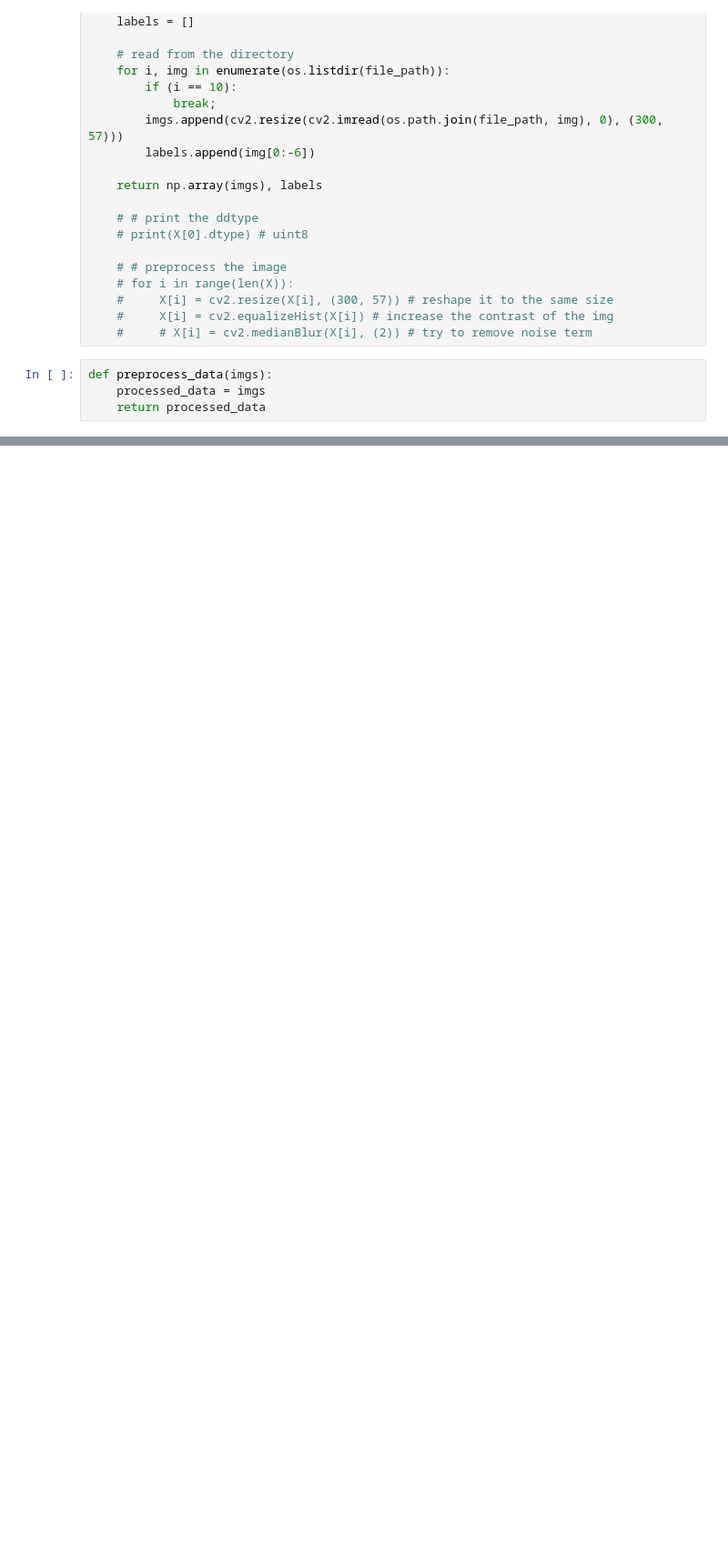
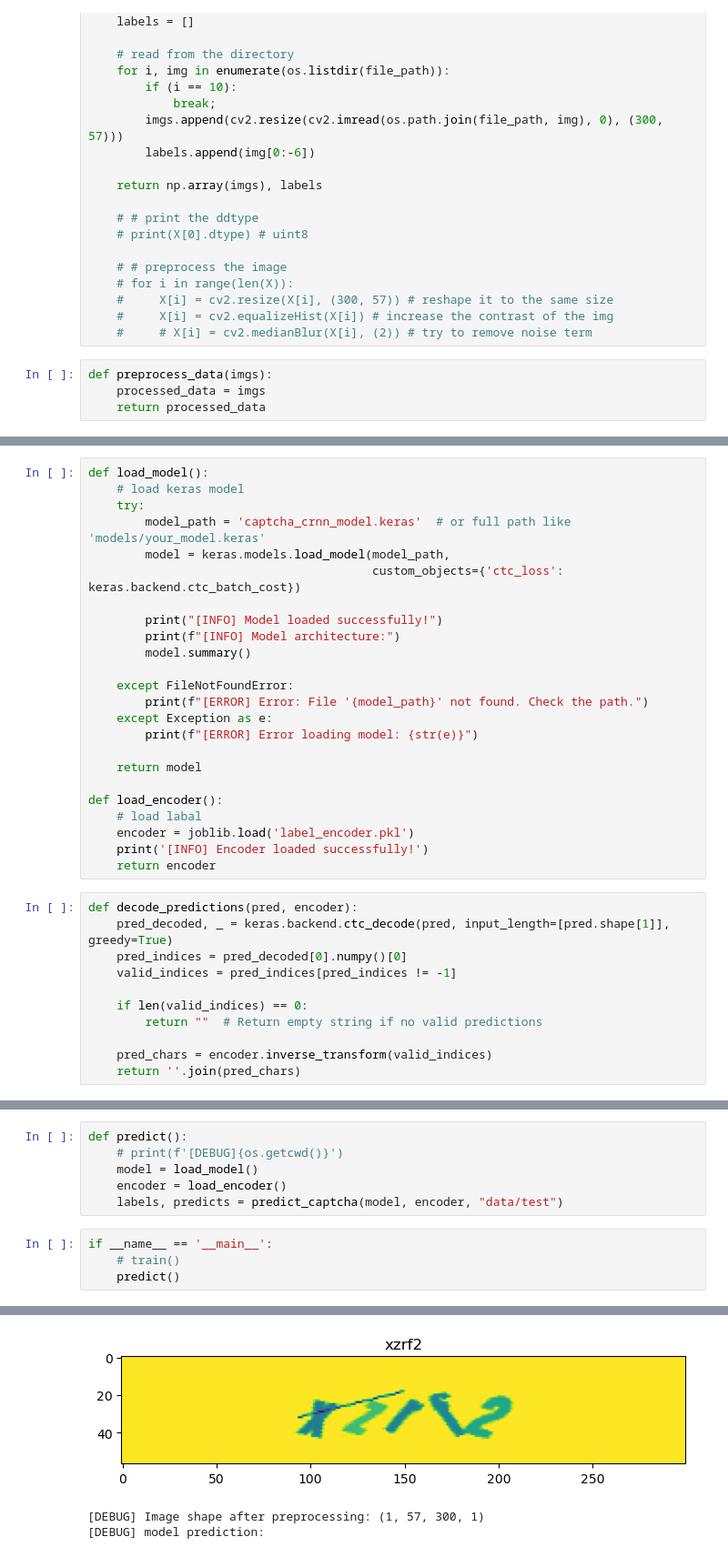
Before and after one commit to Lyam-T/cs4243-captcha-recognition, a Jupyter notebook: captca_recognition.ipynb, the cells around one changed output, grey strips where cells are left out. Shown at 91% size. Saved outputs shown, nothing was run; the diff lists cells and outputs as text; blank space fills up the shorter version.

Commit message:
Finish dummy crnn, move to fine tuning the model

```diff
--- a/captca_recognition.ipynb
+++ b/captca_recognition.ipynb
@@ -196,0 +252,35 @@ Epoch 20/20
+# %%
+def load_model():
+    # load keras model
+    try:
+        model_path = 'captcha_crnn_model.keras'  # or full path like 'models/your_model.keras'
+        model = keras.models.load_model(model_path,
+                                        custom_objects={'ctc_loss': keras.backend.ctc_batch_cost})
+
+        print("[INFO] Model loaded successfully!")
+        print(f"[INFO] Model architecture:")
+        model.summary()
+
+    except FileNotFoundError:
+        print(f"[ERROR] Error: File '{model_path}' not found. Check the path.")
+    except Exception as e:
+        print(f"[ERROR] Error loading model: {str(e)}")
+
+    return model
+
+def load_encoder():
+    # load labal
+    encoder = joblib.load('label_encoder.pkl')
+    print('[INFO] Encoder loaded successfully!')
+    return encoder
+# %%
+def decode_predictions(pred, encoder):
+    pred_decoded, _ = keras.backend.ctc_decode(pred, input_length=[pred.shape[1]], greedy=True)
+    pred_indices = pred_decoded[0].numpy()[0]
+    valid_indices = pred_indices[pred_indices != -1]
+
+    if len(valid_indices) == 0:
+        return ""  # Return empty string if no valid predictions
+
+    pred_chars = encoder.inverse_transform(valid_indices)
+    return ''.join(pred_chars)
@@ -196,0 +331,11 @@ Epoch 20/20
+# %%
+def predict():
+    # print(f'[DEBUG]{os.getcwd()}')
+    model = load_model()
+    encoder = load_encoder()
+    labels, predicts = predict_captcha(model, encoder, "data/test")
+# %%
+if __name__ == '__main__':
+    # train()
+    predict()
+# %% [output]
@@ -196,0 +371,3 @@ Epoch 20/20
+[figure, added]
+[DEBUG] Image shape after preprocessing: (1, 57, 300, 1)
+[DEBUG] model prediction:
```
Also changed, not shown: parts of 15 cells of this notebook, 3 other files.
